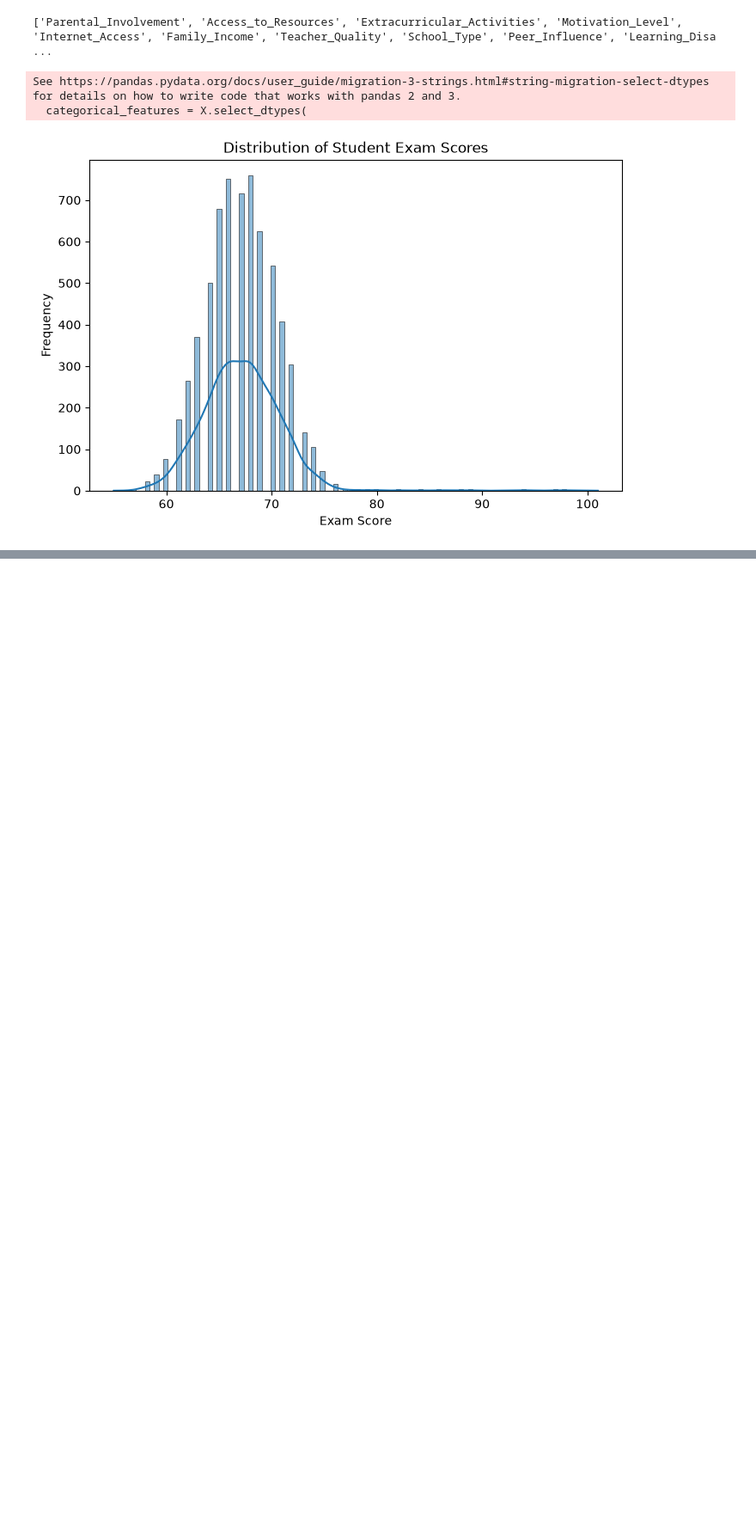
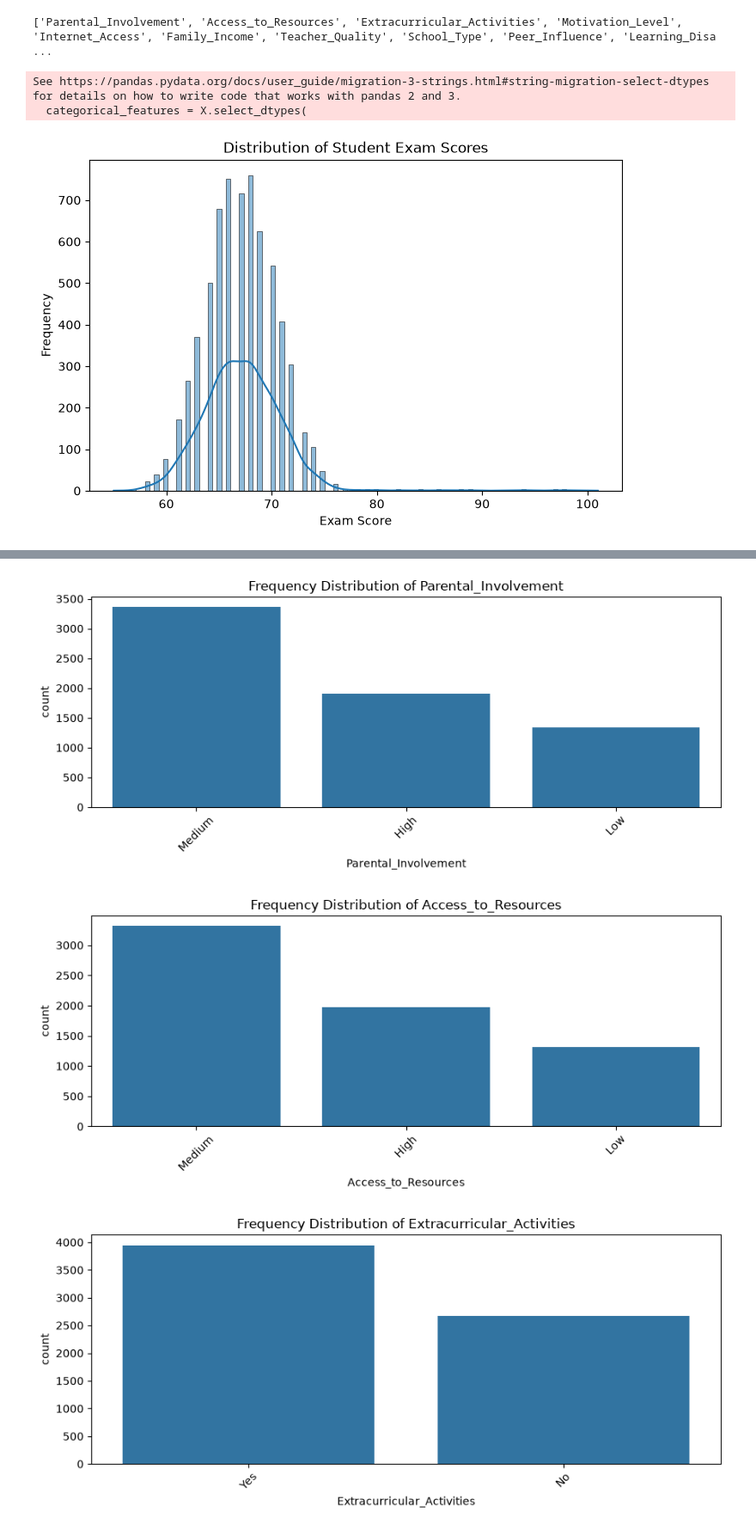
Before and after one commit to mdraihanmostafa746-coder/Student-Academic-Performance-Analysis-and-Prediction, a Jupyter notebook: notebooks/student_performance_analysis.ipynb, the cells around one changed output, grey strips where cells are left out. Shown at 86% size. Drawn from its saved outputs; the diff is of its cells as text; code cells hidden in the pictures; blank space fills up the shorter version.

```diff
--- a/notebooks/student_performance_analysis.ipynb
+++ b/notebooks/student_performance_analysis.ipynb
@@ -403,0 +443,20 @@ plt.show()
+# %%
+for col in categorical_features:
+
+    plt.figure(figsize=(9, 4))
+
+    sns.countplot(
+        data=df_clean,
+        x=col,
+        order=df_clean[col].value_counts().index
+    )
+
+    plt.title(f'Frequency Distribution of {col}')
+    plt.xticks(rotation=45)
+
+    plt.tight_layout()
+    plt.show()
+# %% [output]
+[figure, added]
+[figure, added]
+[figure, added]
```
Also changed, not shown: parts of 7 cells of this notebook.
